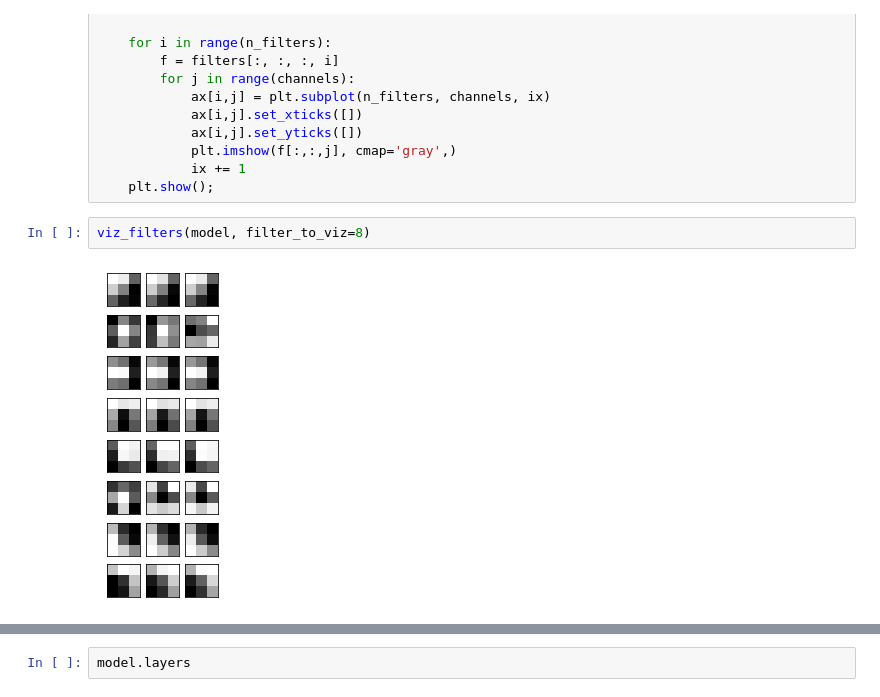
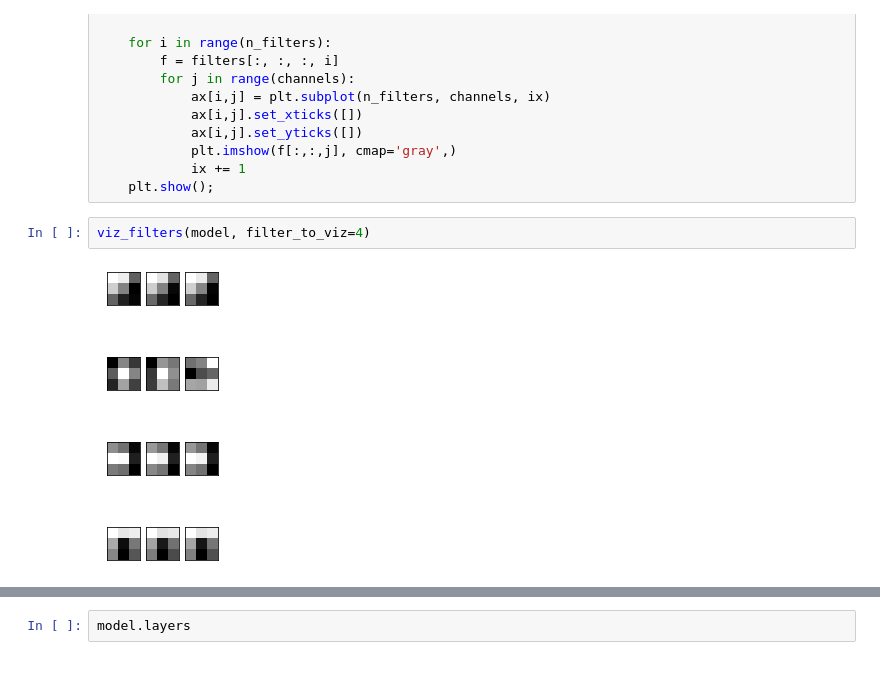
Before and after one commit to bagnine/Pnuemonia-image-classification, a Jupyter notebook: notebooks/EDA/layerExtraction.ipynb, the cells around one changed output, grey strips where cells are left out. Cells and saved outputs as stored; diff of their text form; blank space fills up the shorter version.

Commit message:
imageEDA

```diff
--- a/notebooks/EDA/layerExtraction.ipynb
+++ b/notebooks/EDA/layerExtraction.ipynb
@@ -86,9 +86,9 @@ def viz_filters(fit_model, layer=1, filter_to_viz=6, channels=3, figsize=(2,6)):
             ix += 1
     plt.show();
 # %%
-viz_filters(model, filter_to_viz=8)
+viz_filters(model, filter_to_viz=4)
 # %% [output]
-[figure, old version]
+[figure, new version]
 # %%
 model_copy = Model(inputs=model.inputs, outputs=model.layers[1].output)
 
```
Also changed, not shown: parts of 2 cells of this notebook, 1 other file.
